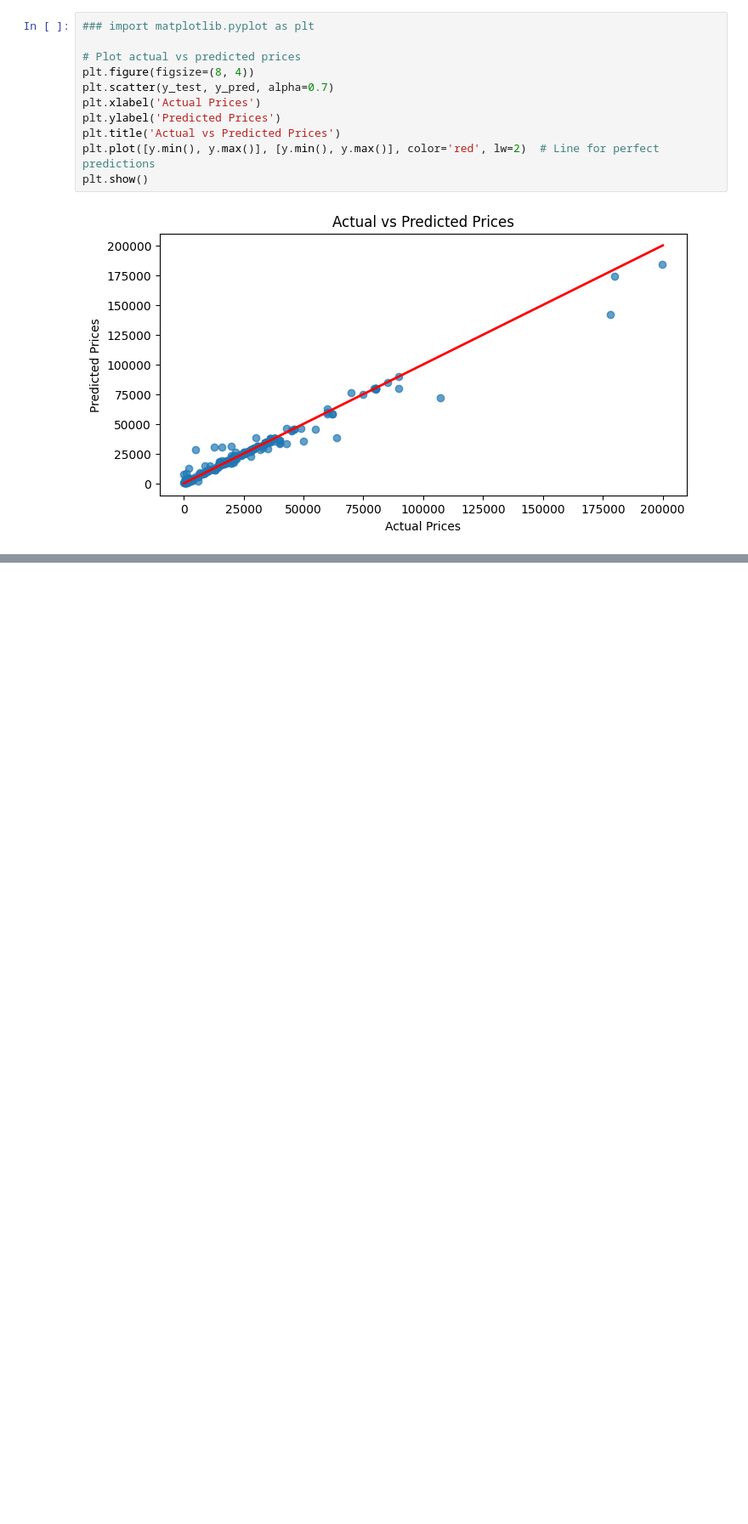
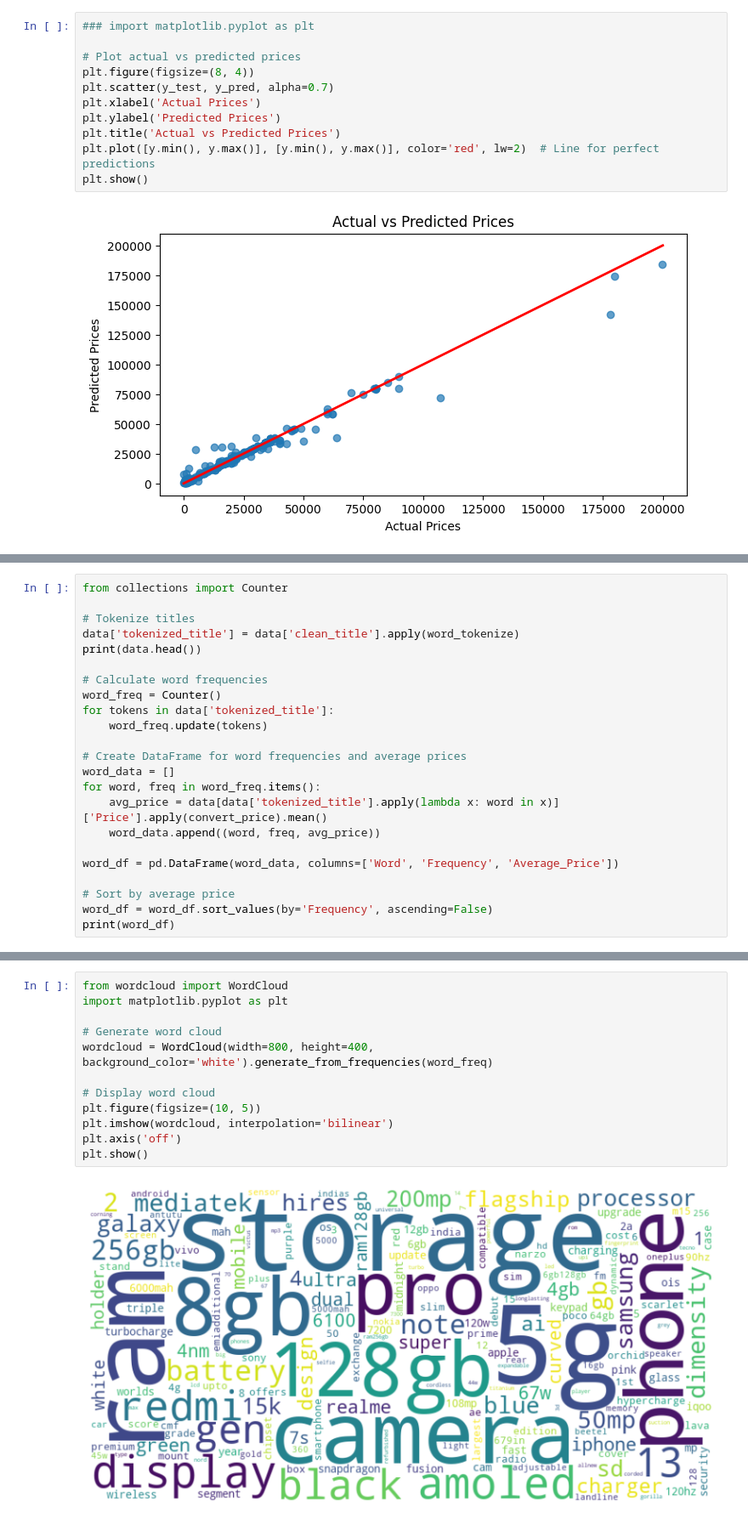
Before and after one commit to deborahfaras/NLP, a Jupyter notebook: phone_prediction.ipynb, the cells around one changed output, grey strips where cells are left out. Shown at 85% size. Saved outputs shown, nothing was run; the diff lists cells and outputs as text; blank space fills up the shorter version.

Commit message:
added exploratory data analysis

```diff
--- a/phone_prediction.ipynb
+++ b/phone_prediction.ipynb
@@ -142,0 +174,23 @@ plt.show()
+# %%
+from collections import Counter
+
+# Tokenize titles
+data['tokenized_title'] = data['clean_title'].apply(word_tokenize)
+print(data.head())
+
+# Calculate word frequencies
+word_freq = Counter()
+for tokens in data['tokenized_title']:
+    word_freq.update(tokens)
+
+# Create DataFrame for word frequencies and average prices
+word_data = []
+for word, freq in word_freq.items():
+    avg_price = data[data['tokenized_title'].apply(lambda x: word in x)]['Price'].apply(convert_price).mean()
+    word_data.append((word, freq, avg_price))
+
+word_df = pd.DataFrame(word_data, columns=['Word', 'Frequency', 'Average_Price'])
+
+# Sort by average price
+word_df = word_df.sort_values(by='Frequency', ascending=False)
+print(word_df)
@@ -142,0 +215,14 @@ plt.show()
+# %%
+from wordcloud import WordCloud
+import matplotlib.pyplot as plt
+
+# Generate word cloud
+wordcloud = WordCloud(width=800, height=400, background_color='white').generate_from_frequencies(word_freq)
+
+# Display word cloud
+plt.figure(figsize=(10, 5))
+plt.imshow(wordcloud, interpolation='bilinear')
+plt.axis('off')
+plt.show()
+# %% [output]
+[figure, added]
```
Also changed, not shown: parts of 6 cells of this notebook.
